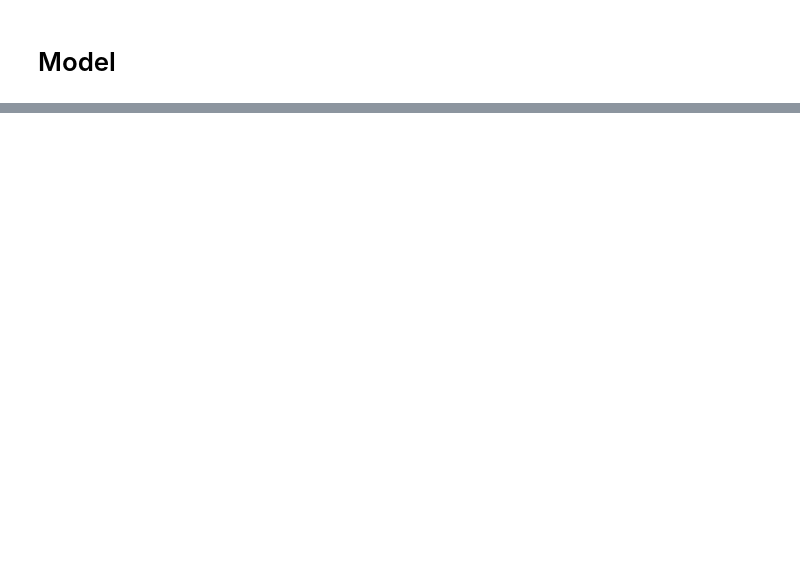
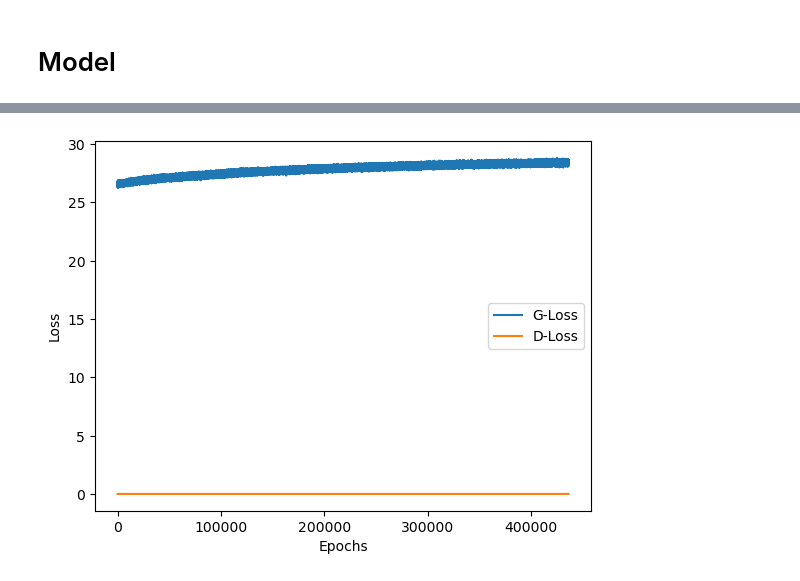
Before and after one commit to Hadoroo/ProjekAkhirDL, a Jupyter notebook: Model.ipynb, the cells around one changed output, grey strips where cells are left out. Cells and saved outputs as stored; diff of their text form; code cells hidden in the pictures; blank space fills up the shorter version.

```diff
--- a/Model.ipynb
+++ b/Model.ipynb
@@ -86,0 +156,96 @@ df_preprocessed = Preprocessing(df)
+# %%
+data = torch.tensor(X, dtype=torch.float32)
+labels = torch.tensor(y, dtype=torch.long)
+data, labels = data.to(device), labels.to(device)
+# %%
+# Parameter
+latent_dim = 10  # Dimensi noise
+data_dim = X.shape[1]
+num_classes = len(torch.unique(labels))
+batch_size = 64
+epochs = 10000
+
+# Model
+generator = Generator(latent_dim, num_classes, data_dim).to(device)
+discriminator = Discriminator(data_dim, num_classes).to(device)
+
+# Optimizer dan Loss
+optimizer_G = torch.optim.Adam(generator.parameters(), lr=0.0002, betas=(0.5, 0.999))
+optimizer_D = torch.optim.Adam(discriminator.parameters(), lr=0.0002, betas=(0.5, 0.999))
+adversarial_loss = nn.BCELoss().to(device)
+# %%
+from torch.utils.data import DataLoader, TensorDataset
+
+# DataLoader
+dataset = TensorDataset(data, labels)
+dataloader = DataLoader(dataset, batch_size=batch_size, shuffle=True)
+
+# Pelatihan
+early_stopping = EarlyStopping(patience=10)
+
+g_losses = []
+d_losses = []
+
+for epoch in range(epochs):
+    for real_data, real_labels in dataloader:
+        real_data, real_labels = real_data.to(device), real_labels.to(device)
+        batch_size = real_data.size(0)
+
+        # Label untuk diskriminator
+        valid = torch.ones((batch_size, 1), requires_grad=False).to(device)
+        fake = torch.zeros((batch_size, 1), requires_grad=False).to(device)
+
+        # ---------------------
+        #  Train Discriminator
+        # ---------------------
+        noise = torch.randn(batch_size, latent_dim).to(device)
+        sampled_labels = torch.randint(0, num_classes, (batch_size,)).to(device)
+
+        # Data palsu dari generator
+        generated_data = generator(noise, sampled_labels)
+
+        # Loss untuk data asli dan palsu
+        real_loss = adversarial_loss(discriminator(real_data, real_labels), valid)
+        fake_loss = adversarial_loss(discriminator(generated_data.detach(), sampled_labels), fake)
+        d_loss = (real_loss + fake_loss) / 2
+
+        # Backpropagation Discriminator
+        optimizer_D.zero_grad()
+        d_loss.backward()
+        optimizer_D.step()
+
+        # -----------------
+        #  Train Generator
+        # -----------------
+        noise = torch.randn(batch_size, latent_dim).to(device)
+        sampled_labels = torch.randint(0, num_classes, (batch_size,)).to(device)
+
+        # Generator mencoba menipu discriminator
+        g_loss = adversarial_loss(discriminator(generator(noise, sampled_labels), sampled_labels), valid)
+
+        # Backpropagation Generator
+        optimizer_G.zero_grad()
+        g_loss.backward()
+        optimizer_G.step()
+
+        # Simpan loss
+        g_losses.append(g_loss.item())
+        d_losses.append(d_loss.item())
+
+    # Cek kondisi Early Stopping
+    if early_stopping.step(g_loss.item(), d_loss.item()):
+        print(f"Early stopping at epoch {epoch} dengan D Loss: {d_loss.item()}| G Loss: {g_loss.item()}")
+        break
+
+    # Cetak metrik pelatihan setiap 100 epoch
+    if epoch % 100 == 0:
+        print(f"Epoch {epoch} | D Loss: {d_loss.item()}| G Loss: {g_loss.item()}")
+
+# Plot loss
+plt.plot(range(len(g_losses)), g_losses, label='G-Loss')
+plt.plot(range(len(d_losses)), d_losses, label='D-Loss')
+plt.xlabel('Epochs')
+plt.ylabel('Loss')
+plt.legend()
+plt.show()
+# %% [output]
@@ -86,0 +254 @@ df_preprocessed = Preprocessing(df)
+[figure, added]
```
Also changed, not shown: parts of 23 cells of this notebook, 2 other files.
